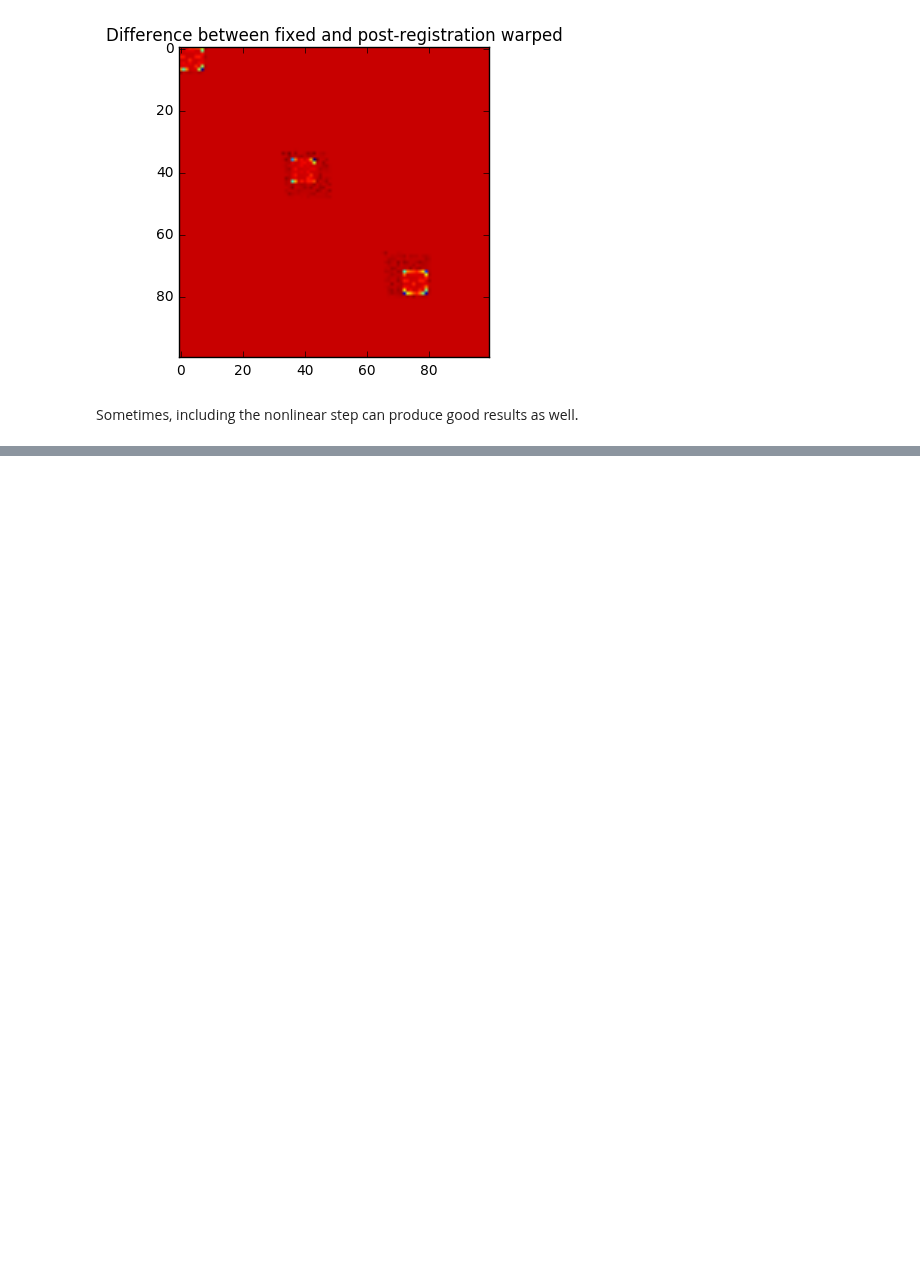
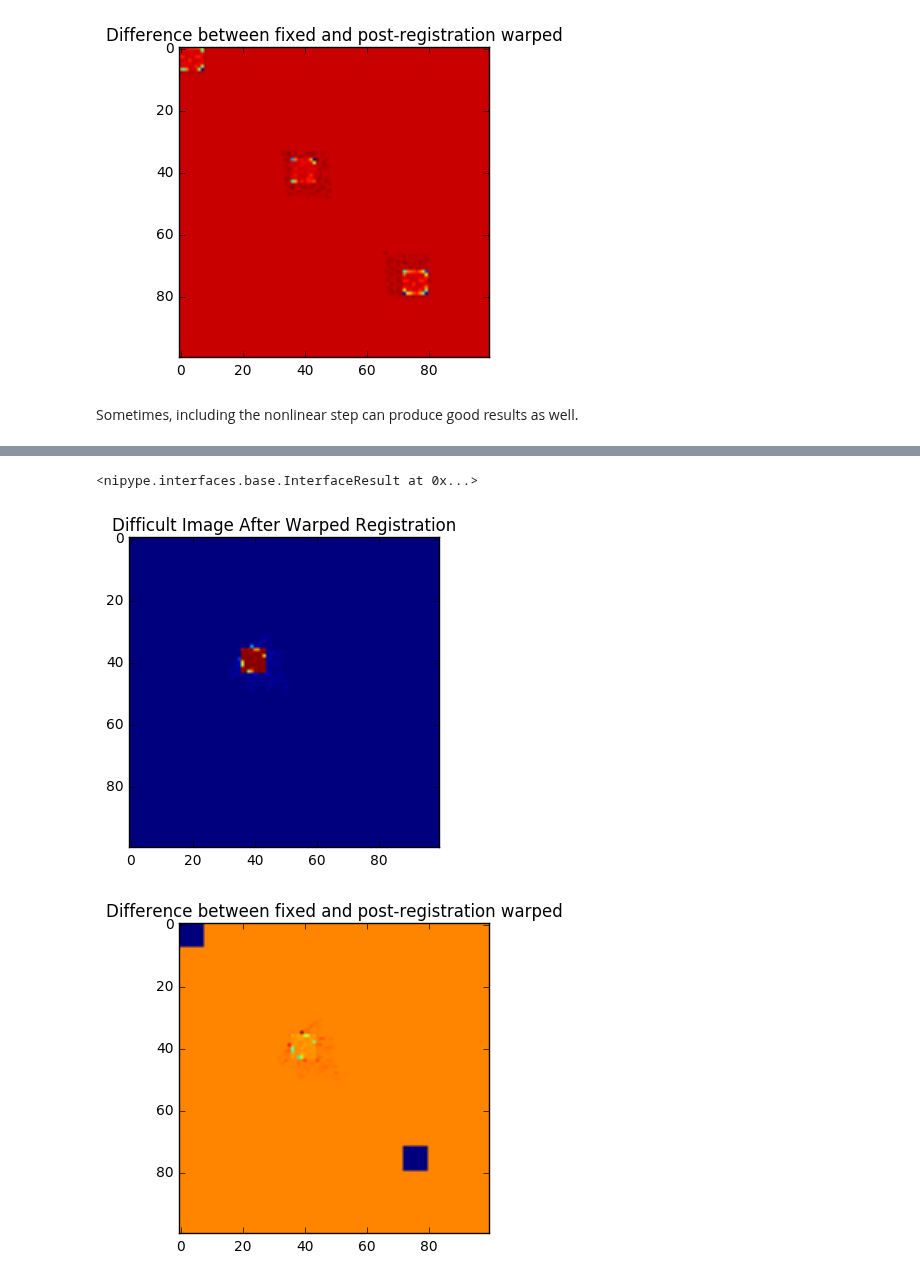
Before and after one commit to NeuroDataDesign/pan-synapse, a Jupyter notebook: background/ANTs_Registration.ipynb, the cells around one changed output, grey strips where cells are left out. Cells and saved outputs as stored; diff of their text form; code cells hidden in the pictures; blank space fills up the shorter version.

```diff
--- a/background/ANTs_Registration.ipynb
+++ b/background/ANTs_Registration.ipynb
@@ -345,0 +448,19 @@ Sometimes, including the nonlinear step can produce good results as well.
+# %%
+reg.run()
+# %% [output]
+<nipype.interfaces.base.InterfaceResult at 0x...>
+# %%
+diff_sim_reg2warped = os.path.join('DIFF_SIM_WARPED2.nii.gz')
+img = nib.load(diff_sim_reg2warped)
+img_data_diff2warped = img.get_data()
+plt.imshow(img_data_diff2warped)
+plt.title('Difficult Image After Warped Registration')
+plt.show()
+
+diffDifference2 = img_data_diff2warped/256 - simBadFixed2
+plt.imshow(diffDifference2)
+plt.title('Difference between fixed and post-registration warped')
+plt.show()
+# %% [output]
+[figure, added]
+[figure, added]
```
Also changed, not shown: parts of 7 cells of this notebook, 4 other files.
